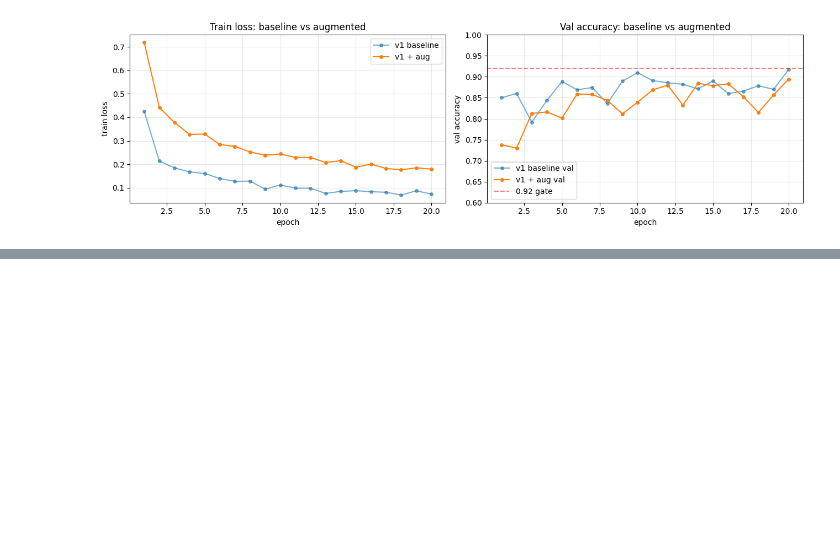
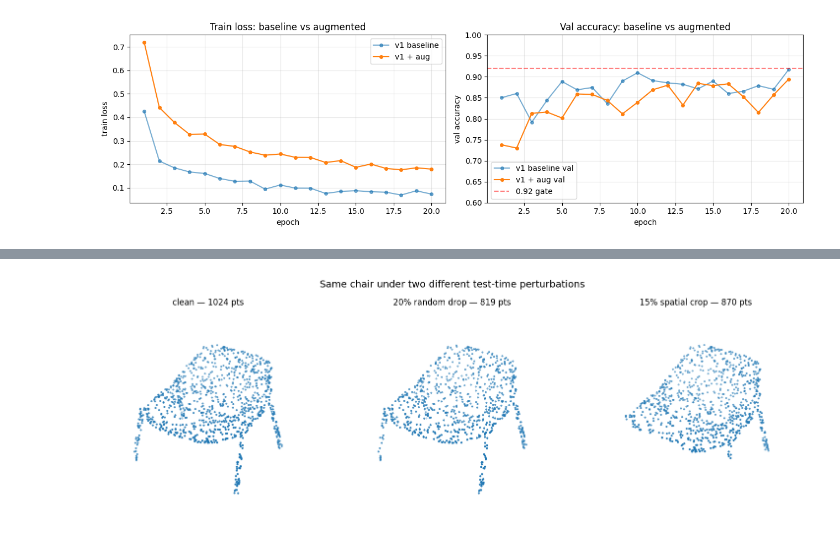
Before and after one commit to Vatsy05/3D-Object-Detection, a Jupyter notebook: notebooks/PointCloudPointNet.ipynb, the cells around one changed output, grey strips where cells are left out. Saved outputs shown, nothing was run; the diff lists cells and outputs as text; code cells hidden in the pictures; blank space fills up the shorter version.

Commit message:
performed Evaluation with 20% random drop and 15% spatial drop

```diff
--- a/notebooks/PointCloudPointNet.ipynb
+++ b/notebooks/PointCloudPointNet.ipynb
@@ -861,0 +869,47 @@ Checkpoint: /Users/dosvatsky/3D Object Detection/checkpoints/pointnet_v1_aug_bes
+# %%
+def random_drop(points, drop_ratio=0.2, rng=None):
+    """Uniformly remove `drop_ratio` of points, scattered all over the cloud."""
+    if rng is None: rng = np.random.default_rng()
+    N = points.shape[0]
+    keep_n = int(round(N * (1 - drop_ratio)))
+    idx = rng.choice(N, keep_n, replace=False)
+    return points[idx]
+
+
+def spatial_crop(points, crop_ratio=0.15, rng=None):
+    """Remove a contiguous region: project all points onto a random direction,
+    drop the points with the largest projection (removes a 'cap' on one side).
+    """
+    if rng is None: rng = np.random.default_rng()
+    N = points.shape[0]
+    remove_n = int(round(N * crop_ratio))
+    direction = rng.standard_normal(3)
+    direction = direction / np.linalg.norm(direction)
+    projections = points @ direction
+    keep_idx = np.argsort(projections)[: N - remove_n]
+    return points[keep_idx]
+
+
+# Pick a chair, show all three side by side
+chair_idx = int(np.where(test_cached.labels == 2)[0][0])
+pts_clean = test_cached.points[chair_idx]
+
+rng = np.random.default_rng(42)
+pts_dropped = random_drop(pts_clean, drop_ratio=0.20, rng=rng)
+pts_cropped = spatial_crop(pts_clean, crop_ratio=0.15, rng=rng)
+
+fig = plt.figure(figsize=(15, 5))
+for i, (pts, title) in enumerate([
+    (pts_clean,   f"clean — {pts_clean.shape[0]} pts"),
+    (pts_dropped, f"20% random drop — {pts_dropped.shape[0]} pts"),
+    (pts_cropped, f"15% spatial crop — {pts_cropped.shape[0]} pts"),
+]):
+    ax = fig.add_subplot(1, 3, i + 1, projection="3d")
+    ax.scatter(pts[:, 0], pts[:, 1], pts[:, 2], s=4)
+    ax.set_title(title)
+    ax.set_axis_off()
+plt.suptitle("Same chair under two different test-time perturbations", fontsize=14, y=1.02)
+plt.tight_layout()
+plt.show()
+# %% [output]
+[figure, added]
```
Also changed, not shown: parts of 5 cells of this notebook.
